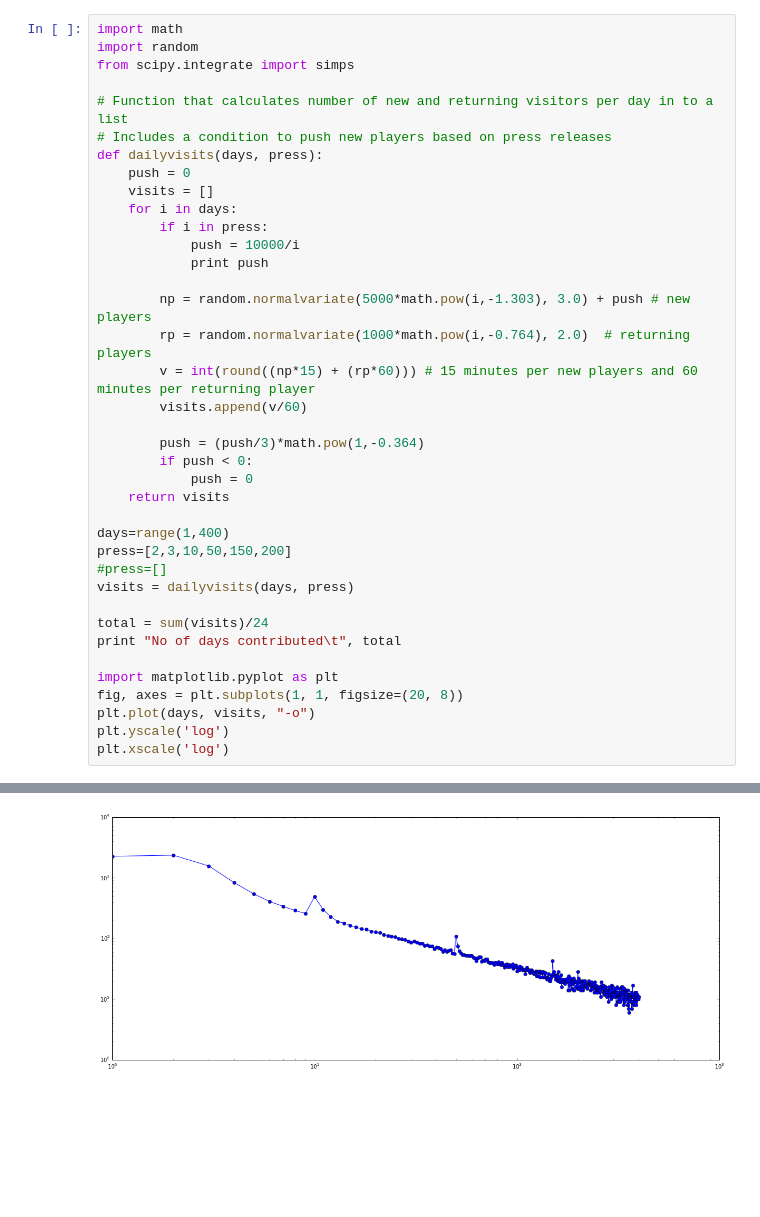
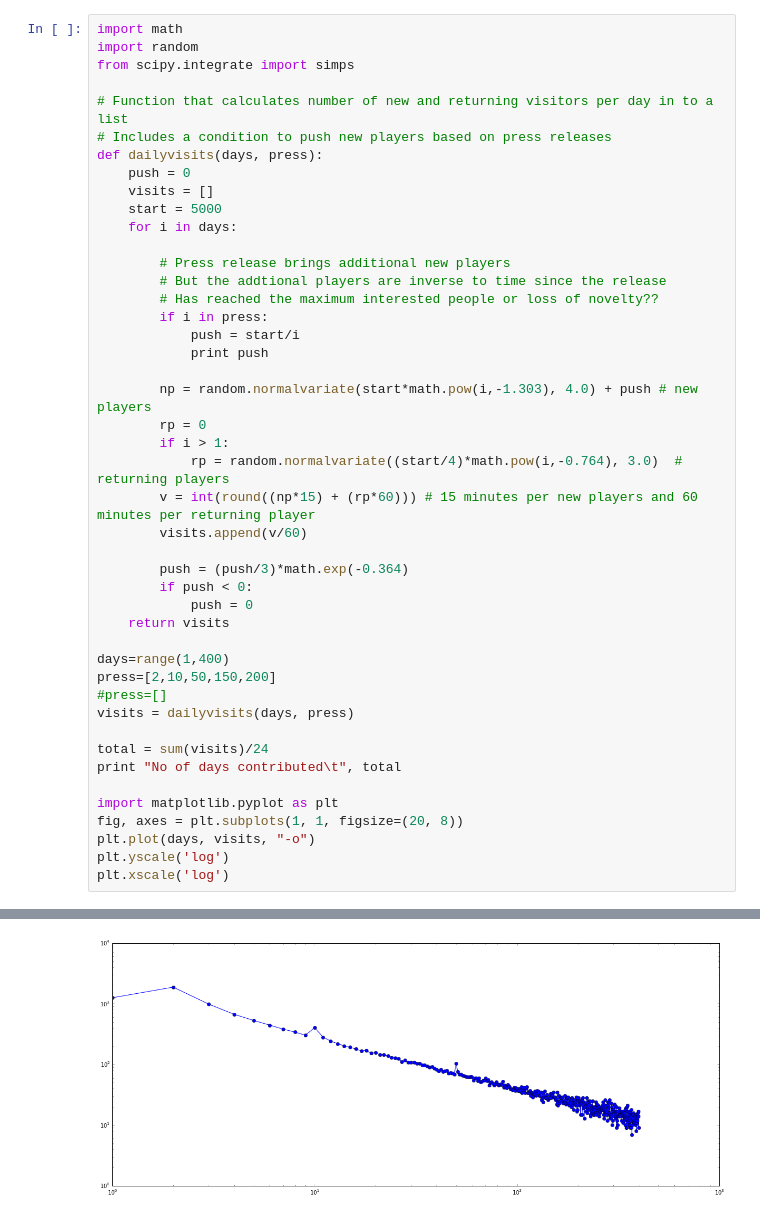
Before and after one commit to TeamMacLean/fraxinus_version1_data_analysis, a Jupyter notebook: fraxinus_visits_model/Players-nonplayers.ipynb, the cells around one changed output, grey strips where cells are left out. Drawn from its saved outputs; the diff is of its cells as text; blank space fills up the shorter version.

Commit message:
function annotated start number set to one variable

```diff
--- a/fraxinus_visits_model/Players-nonplayers.ipynb
+++ b/fraxinus_visits_model/Players-nonplayers.ipynb
@@ -8,23 +8,30 @@ from scipy.integrate import simps
 def dailyvisits(days, press):
     push = 0
     visits = []
+    start = 5000
     for i in days:
+
+        # Press release brings additional new players
+        # But the addtional players are inverse to time since the release
+        # Has reached the maximum interested people or loss of novelty??
         if i in press:
-            push = 10000/i
+            push = start/i
             print push
 
-        np = random.normalvariate(5000*math.pow(i,-1.303), 3.0) + push # new players
-        rp = random.normalvariate(1000*math.pow(i,-0.764), 2.0)  # returning players
+        np = random.normalvariate(start*math.pow(i,-1.303), 4.0) + push # new players
+        rp = 0
+        if i > 1:
+            rp = random.normalvariate((start/4)*math.pow(i,-0.764), 3.0)  # returning players
         v = int(round((np*15) + (rp*60))) # 15 minutes per new players and 60 minutes per returning player
         visits.append(v/60)
 
-        push = (push/3)*math.pow(1,-0.364)
+        push = (push/3)*math.exp(-0.364)
         if push < 0:
             push = 0
     return visits
 
 days=range(1,400)
-press=[2,3,10,50,150,200]
+press=[2,10,50,150,200]
 #press=[]
 visits = dailyvisits(days, press)
 
@@ -47 +53 @@ No of days contributed  863
-[figure, old version]
+[figure, new version]
```
Also changed, not shown: parts of 1 cell of this notebook.
